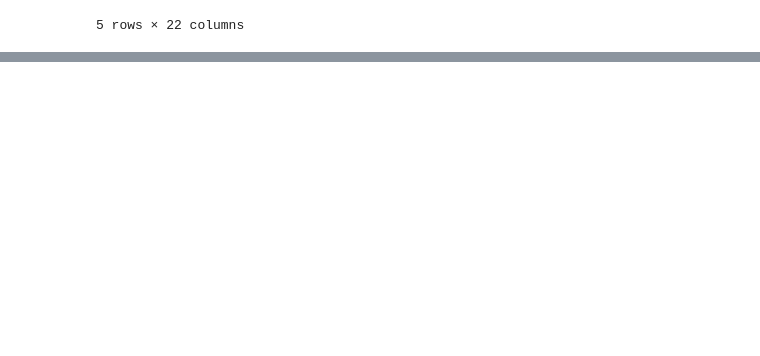
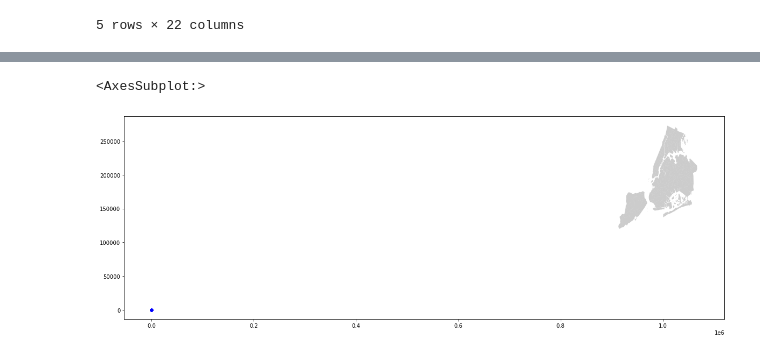
Before and after one commit to VinceDiR/NYC_MTA_EDA_Project, a Jupyter notebook: MTA EDA.ipynb, the cells around one changed output, grey strips where cells are left out. Drawn from its saved outputs; the diff is of its cells as text; code cells hidden in the pictures; blank space fills up the shorter version.

```diff
--- a/MTA EDA.ipynb
+++ b/MTA EDA.ipynb
@@ -207,0 +199,5 @@ nta_map.plot(ax=ax, alpha=.4,color='grey')
+# %%
+geo_df = gpd.GeoDataFrame(df2, geometry=geometry)
+geo_df.head()
+geo_df = geo_df.set_crs('EPSG:4326')
+nta_map['data_norm'] = nta_map['geometry']/nta_map.area
@@ -207,0 +212,7 @@ nta_map.plot(ax=ax, alpha=.4,color='grey')
+# %%
+fig,ax = plt.subplots(figsize=(20,20))
+nta_map.plot(ax=ax, alpha=.4,color='grey')
+geo_df.plot(ax=ax, markersize=20, color='blue', marker='o', label = 'Station')
+# %% [output]
+<AxesSubplot:>
+[figure, added]
```
Also changed, not shown: parts of 27 cells of this notebook.
